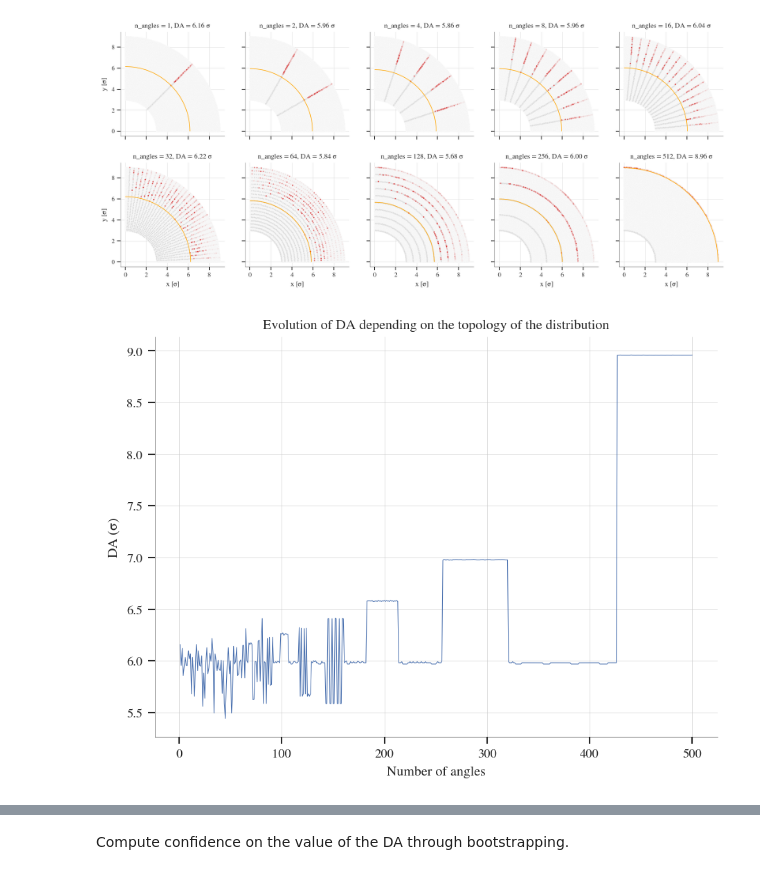
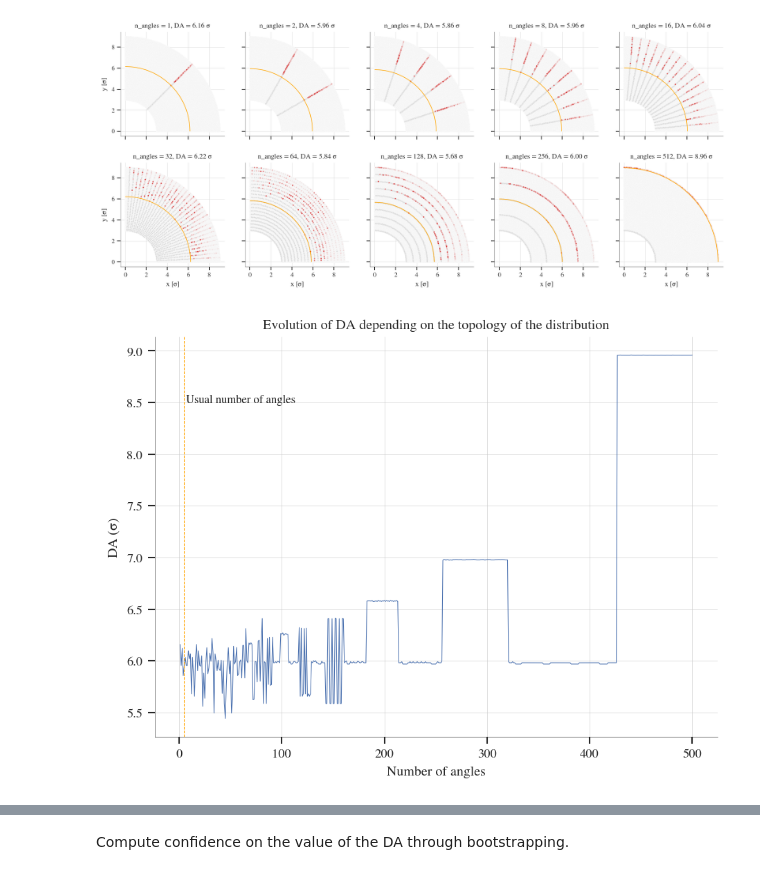
Before and after one commit to ColasDroin/DA_IPAC_2024, a Jupyter notebook: studies/analysis/analysis_convergence_DA.ipynb, the cells around one changed output, grey strips where cells are left out. Drawn from its saved outputs; the diff is of its cells as text; code cells hidden in the pictures.

```diff
--- a/studies/analysis/analysis_convergence_DA.ipynb
+++ b/studies/analysis/analysis_convergence_DA.ipynb
@@ -497,15 +498,17 @@ for l_x, l_y in zip(ll_x, ll_y):
 # %%
 l_DA = [np.min(df_sim_lost.loc[df_sim_lost.index.isin(indices)]["amplitude"]) for indices in l_indices]
 
 # Plot evolution of DA depending on the topology of the distribution
 fig, ax = plt.subplots(1, 1, figsize=(7, 5))
 sns.lineplot(x=angle_space, y=l_DA, ax=ax)
+ax.axvline(x=5, color='orange', linestyle='--', lw = 0.5)
+ax.text(60, 8.5, "Usual number of angles", color='black', fontsize=8, ha='center', alpha=0.9)
 ax.set_xlabel("Number of angles")
 ax.set_ylabel("DA ($\sigma$)")
 ax.set_title("Evolution of DA depending on the topology of the distribution")
 ax.grid(visible=True)
 for axis in [ax.xaxis, ax.yaxis]:
     axis.set_major_formatter(ScalarFormatter())
 plt.show()
 # %% [output]
-[figure, old version]
+[figure, new version]
```
Also changed, not shown: parts of 18 cells of this notebook, 1 other file.
